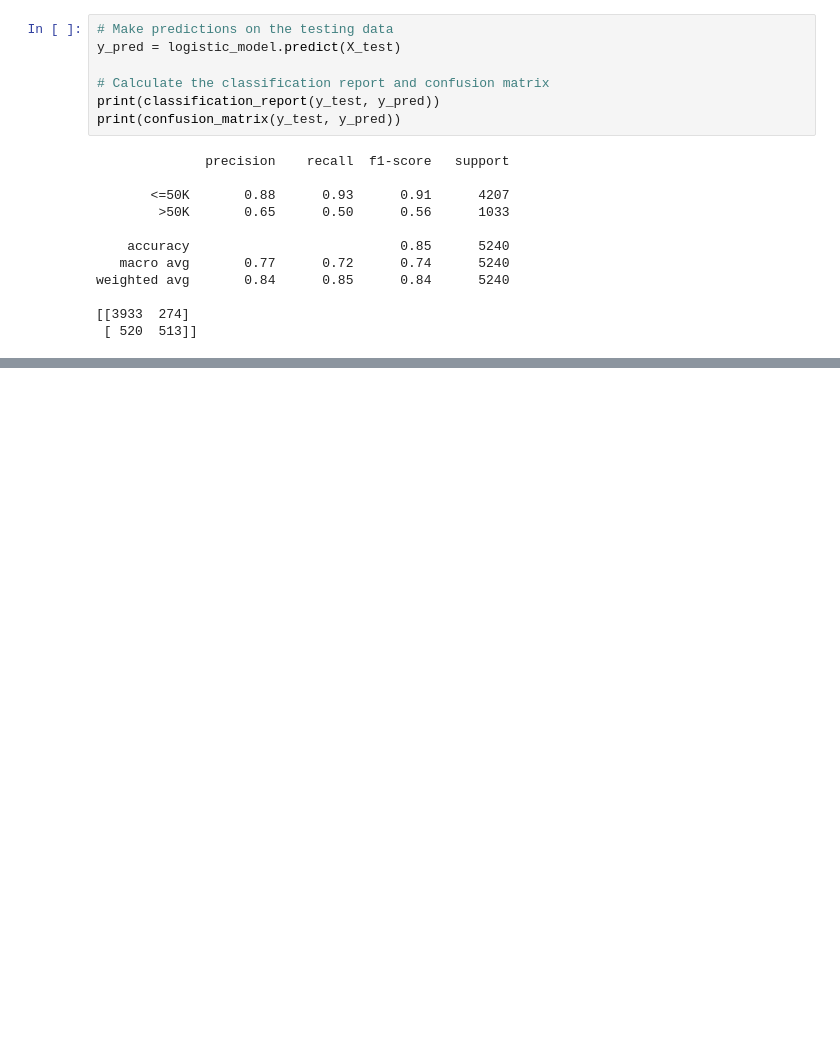
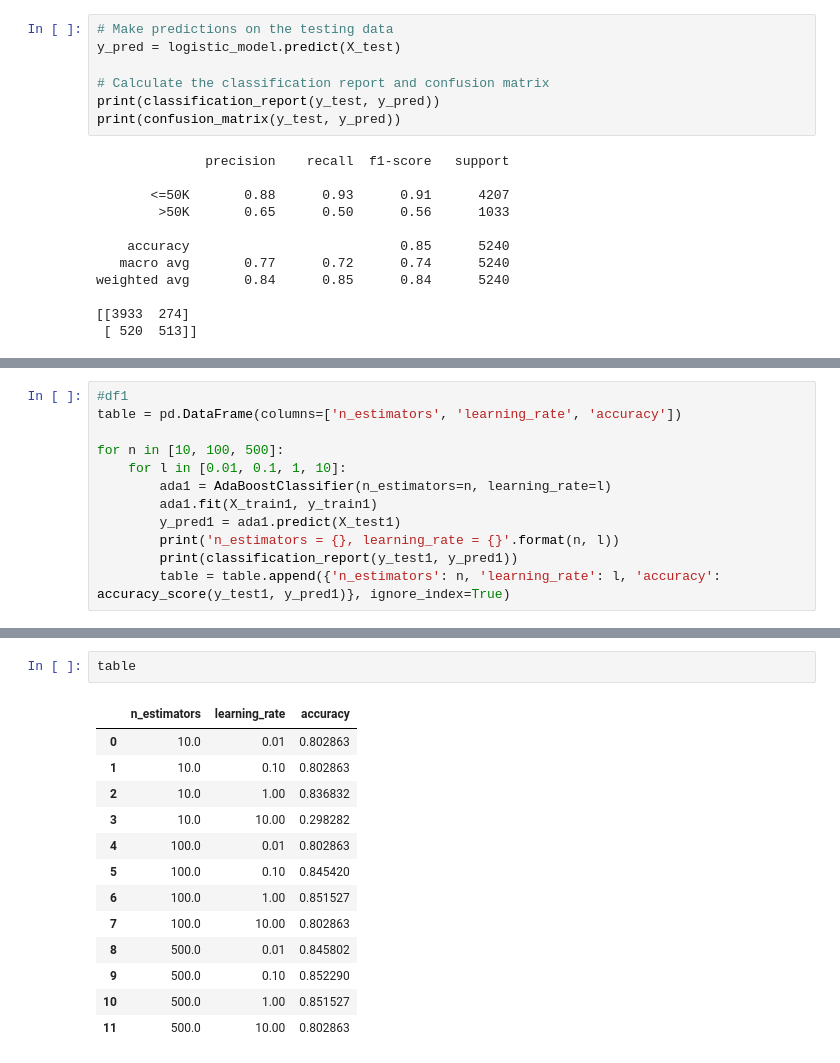
Before and after one commit to Lorenc1o/ML_Project, a Jupyter notebook: source/preliminars.ipynb, the cells around one changed output, grey strips where cells are left out. Saved outputs shown, nothing was run; the diff lists cells and outputs as text; blank space fills up the shorter version.

```diff
--- a/source/preliminars.ipynb
+++ b/source/preliminars.ipynb
@@ -691,0 +1068,12 @@ weighted avg       0.84      0.85      0.84      5240
+# %%
+#df1
+table = pd.DataFrame(columns=['n_estimators', 'learning_rate', 'accuracy'])
+
+for n in [10, 100, 500]:
+    for l in [0.01, 0.1, 1, 10]:
+        ada1 = AdaBoostClassifier(n_estimators=n, learning_rate=l)
+        ada1.fit(X_train1, y_train1)
+        y_pred1 = ada1.predict(X_test1)
+        print('n_estimators = {}, learning_rate = {}'.format(n, l))
+        print(classification_report(y_test1, y_pred1))
+        table = table.append({'n_estimators': n, 'learning_rate': l, 'accuracy': accuracy_score(y_test1, y_pred1)}, ignore_index=True)
@@ -691,0 +1189,16 @@ weighted avg       0.84      0.85      0.84      5240
+# %%
+table
+# %% [output]
+|  | n_estimators | learning_rate | accuracy |
+| 0 | 10.0 | 0.01 | 0.802863 |
+| 1 | 10.0 | 0.10 | 0.802863 |
+| 2 | 10.0 | 1.00 | 0.836832 |
+| 3 | 10.0 | 10.00 | 0.298282 |
+| 4 | 100.0 | 0.01 | 0.802863 |
+| 5 | 100.0 | 0.10 | 0.845420 |
+| 6 | 100.0 | 1.00 | 0.851527 |
+| 7 | 100.0 | 10.00 | 0.802863 |
+| 8 | 500.0 | 0.01 | 0.845802 |
+| 9 | 500.0 | 0.10 | 0.852290 |
+| 10 | 500.0 | 1.00 | 0.851527 |
+| 11 | 500.0 | 10.00 | 0.802863 |
```
Also changed, not shown: parts of 30 cells of this notebook.
